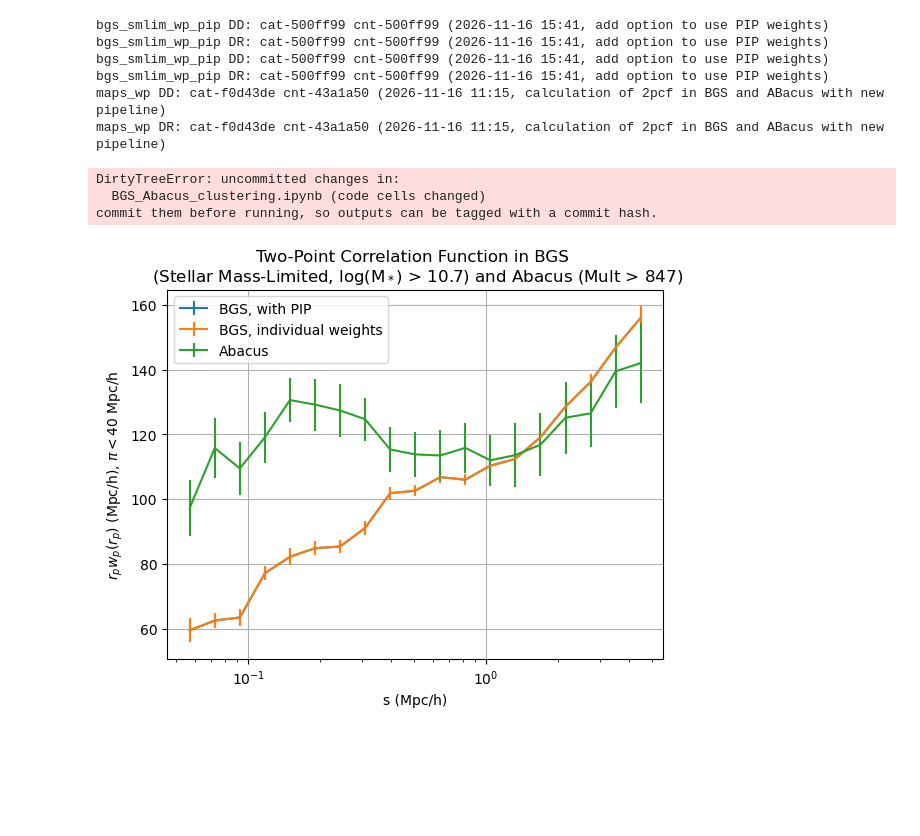
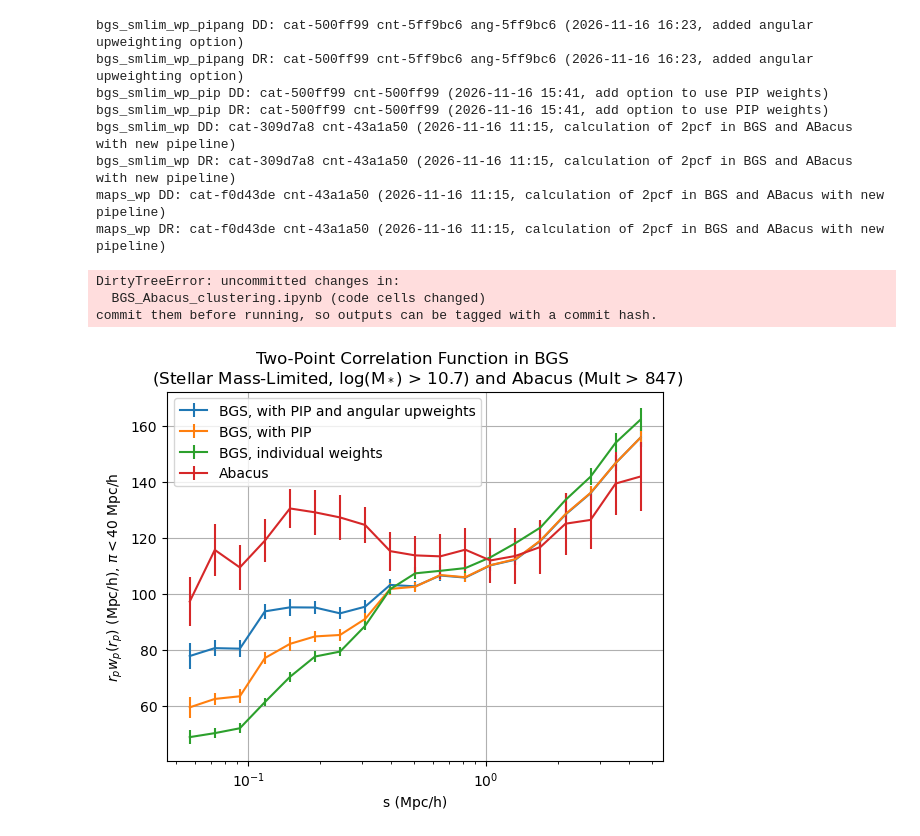
Before and after one commit to catherine-miller/bgsmaps, a Jupyter notebook: BGS_Abacus_clustering.ipynb, the cells around one changed output. Saved outputs shown, nothing was run; the diff lists cells and outputs as text; code cells hidden in the pictures; blank space fills up the shorter version.

Commit message:
added angular upweights; recalculated correlation function

```diff
--- a/BGS_Abacus_clustering.ipynb
+++ b/BGS_Abacus_clustering.ipynb
@@ -3,45 +3,54 @@ import numpy as np
 import matplotlib.pyplot as plt
 import provenance as prov, tools
 # %%
+dd = prov.count_files("bgs_smlim_wp_pipang", "DD")      # matches the current code by default
+dr = prov.count_files("bgs_smlim_wp_pipang", "DR")[0]
+r, rwp, err = tools.DavisPeebles2PCFJackknifeCoadd(dd, dr, statistic="wp", paths=True)
+plt.errorbar(r, rwp, yerr=err, label="BGS, with PIP and angular upweights")
+
+
 dd = prov.count_files("bgs_smlim_wp_pip", "DD")      # matches the current code by default
 dr = prov.count_files("bgs_smlim_wp_pip", "DR")[0]
 r, rwp, err = tools.DavisPeebles2PCFJackknifeCoadd(dd, dr, statistic="wp", paths=True)
 plt.errorbar(r, rwp, yerr=err, label="BGS, with PIP")
 
-dd = prov.count_files("bgs_smlim_wp_pip", "DD")      # matches the current code by default
-dr = prov.count_files("bgs_smlim_wp_pip", "DR")[0]
+
+dd = prov.count_files("bgs_smlim_wp", "DD")      # matches the current code by default
+dr = prov.count_files("bgs_smlim_wp", "DR")[0]
 r, rwp, err = tools.DavisPeebles2PCFJackknifeCoadd(dd, dr, statistic="wp", paths=True)
 plt.errorbar(r, rwp, yerr=err, label="BGS, individual weights")
 
 
 ddab = prov.count_files("maps_wp", "DD")      # matches the current code by default
 drab = prov.count_files("maps_wp", "DR")[0]
 r, rwp, err = tools.DavisPeebles2PCFJackknifeCoadd(ddab, drab, statistic="wp", paths=True)
 plt.errorbar(r, rwp, yerr=err, label="Abacus")
 plt.grid(True)
 
 '''
 s, s2xi0, err = tools.DavisPeebles2PCFJackknifeCoadd(["BGSxquantile_bgsbright_SMlimited_s"], "BGSxquantile_bgsxran_s", statistic='xi0')
 #the "bright" label is a misnomer
 plt.errorbar(s,s2xi0,yerr = err,color='red',label="BGS, Old Calculation")
 '''
 plt.xscale('log')
 plt.xlabel("s (Mpc/h)")
 plt.ylabel(r"$r_pw_p(r_p)$ (Mpc/h), $\pi < 40$ Mpc/h")
 plt.title("Two-Point Correlation Function in BGS \n (Stellar Mass-Limited, log(M$_*$) > 10.7) and Abacus (Mult > 847)")
 plt.legend()
 
 provname = prov.plot_name("rppi_bgs_vs_maps", dd + [dr] + ddab + [drab], "BGS_Abacus_clustering.ipynb")
 print(provname)
 plt.savefig(provname)
 # %% [output]
+bgs_smlim_wp_pipang DD: cat-500ff99 cnt-5ff9bc6 ang-5ff9bc6 (2026-11-16 16:23, added angular upweighting option)
+bgs_smlim_wp_pipang DR: cat-500ff99 cnt-5ff9bc6 ang-5ff9bc6 (2026-11-16 16:23, added angular upweighting option)
 bgs_smlim_wp_pip DD: cat-500ff99 cnt-500ff99 (2026-11-16 15:41, add option to use PIP weights)
 bgs_smlim_wp_pip DR: cat-500ff99 cnt-500ff99 (2026-11-16 15:41, add option to use PIP weights)
-bgs_smlim_wp_pip DD: cat-500ff99 cnt-500ff99 (2026-11-16 15:41, add option to use PIP weights)
-bgs_smlim_wp_pip DR: cat-500ff99 cnt-500ff99 (2026-11-16 15:41, add option to use PIP weights)
+bgs_smlim_wp DD: cat-309d7a8 cnt-43a1a50 (2026-11-16 11:15, calculation of 2pcf in BGS and ABacus with new pipeline)
+bgs_smlim_wp DR: cat-309d7a8 cnt-43a1a50 (2026-11-16 11:15, calculation of 2pcf in BGS and ABacus with new pipeline)
 maps_wp DD: cat-f0d43de cnt-43a1a50 (2026-11-16 11:15, calculation of 2pcf in BGS and ABacus with new pipeline)
 maps_wp DR: cat-f0d43de cnt-43a1a50 (2026-11-16 11:15, calculation of 2pcf in BGS and ABacus with new pipeline)
 DirtyTreeError: uncommitted changes in:
   BGS_Abacus_clustering.ipynb (code cells changed)
 commit them before running, so outputs can be tagged with a commit hash.
-[figure, old version]
+[figure, new version]
```
Also changed, not shown: 1 other file.
